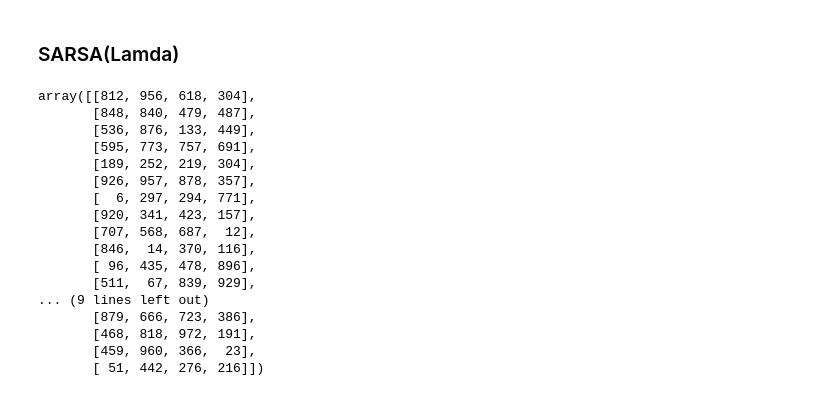
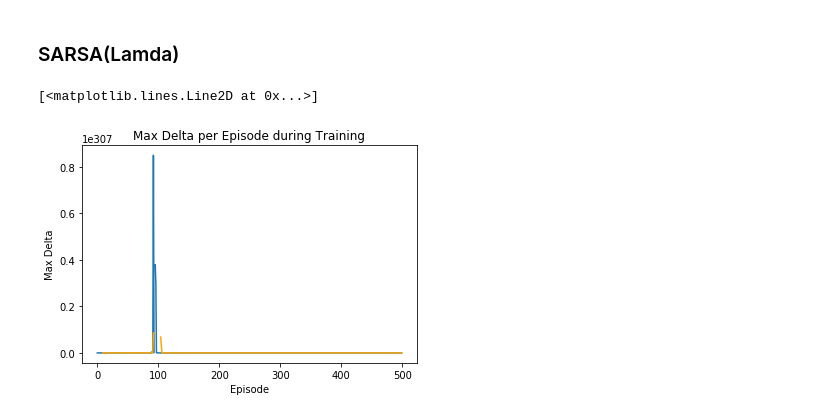
Before and after one commit to aarontan-git/RL_algorithms, a Jupyter notebook: Notebooks/SARSA(lamda).ipynb, the cells around one changed output. Drawn from its saved outputs; the diff is of its cells as text; code cells hidden in the pictures.

Commit message:
added in graphs, found bug with sarsa(lambda) as lr thats not 0.1 provide nan values

```diff
--- a/Notebooks/SARSA(lamda).ipynb
+++ b/Notebooks/SARSA(lamda).ipynb
@@ -67,34 +68,12 @@ grid.initial_state()
 [4, 4]
 # %% [markdown]
 ### SARSA(Lamda)
-# %%
-# initialize q values for all state action pairs
-Q_values = np.random.randint(0,1000,size = (state_count, action_count))
-Q_values
-# %% [output]
-array([[812, 956, 618, 304],
-       [848, 840, 479, 487],
-       [536, 876, 133, 449],
-       [595, 773, 757, 691],
-       [189, 252, 219, 304],
-       [926, 957, 878, 357],
-       [  6, 297, 294, 771],
-       [920, 341, 423, 157],
-       [707, 568, 687,  12],
-       [846,  14, 370, 116],
-       [ 96, 435, 478, 896],
-       [511,  67, 839, 929],
-... (9 lines left out)
-       [879, 666, 723, 386],
-       [468, 818, 972, 191],
-       [459, 960, 366,  23],
-       [ 51, 442, 276, 216]])
 # %%
 # intialize parameters
 gamma = 0.99
-epsilon = 0.8
+epsilon = 0.1
 lamda = 0.9
-alpha = 0.1
+lr = 0.9
 # %%
 # iterate 500 times: each time, generating an episode of 200 steps
 max_steps = 200
@@ -136,4 +115,8 @@ def choose_action(state, epsilon):
 # %%
 # initialize q values for all state action pairs
 Q_values = np.zeros((state_count, action_count))
+# %%
+# define average function
+def Average(lst):
+    return sum(lst) / len(lst)
 # %%
@@ -199,0 +193,14 @@ for iteration in range(500):
+# %%
+# max delta of each episode, where delta is the change in Q values
+plt.plot(delta_list)
+plt.title('Max Delta per Episode during Training')
+plt.xlabel('Episode')
+plt.ylabel('Max Delta')
+
+# plot moving average
+delta_frame = pd.DataFrame(delta_list)
+rolling_mean = delta_frame.rolling(window=10).mean()
+plt.plot(rolling_mean, label='Moving Average', color='orange')
+# %% [output]
+[<matplotlib.lines.Line2D at 0x...>]
+[figure, added]
```
Also changed, not shown: parts of 16 cells of this notebook, 2 other files.
